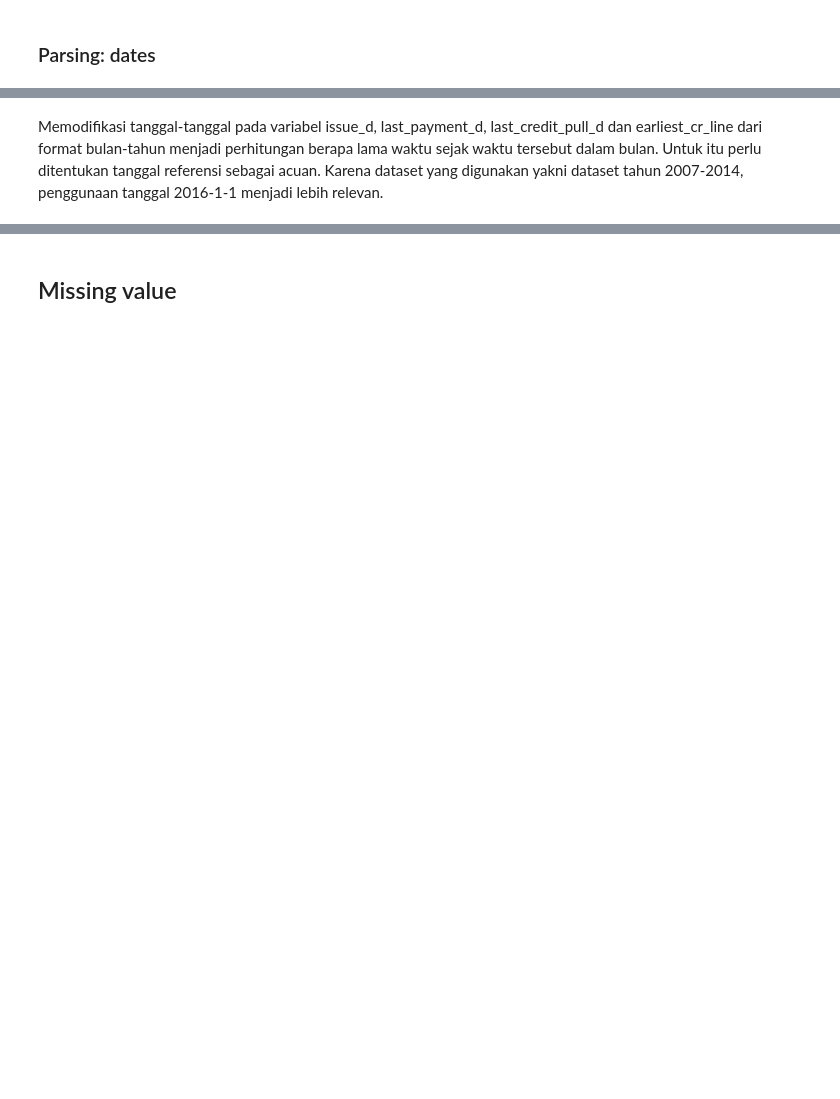
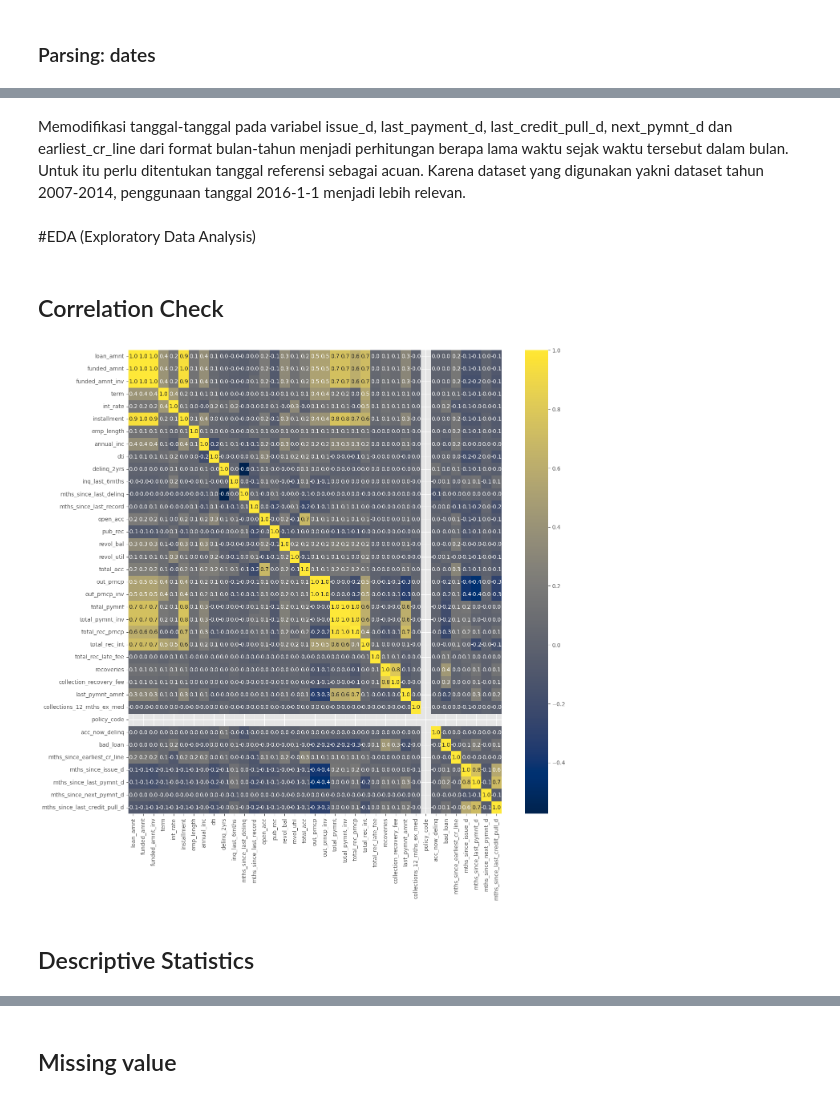
Before and after one commit to lukyg/Credit_Risk_Prediction, a Jupyter notebook: Final_Project_PBI_Credit_Risk_Prediction.ipynb, the cells around one changed output, grey strips where cells are left out. Cells and saved outputs as stored; diff of their text form; code cells hidden in the pictures; blank space fills up the shorter version.

Commit message:
- Improve feature engineering and EDA - Fix data preprocessing - Update model train

```diff
--- a/Final_Project_PBI_Credit_Risk_Prediction.ipynb
+++ b/Final_Project_PBI_Credit_Risk_Prediction.ipynb
@@ -185,0 +101,10 @@ Pada data ditemukan beberapa variabel yang memiliki nilai null, sehingga nantiny
+# %%
+#Menghilangkan kolom id
+df.drop(['id','member_id'], axis=1, inplace=True)
+# %%
+#Menghilangkan kolom free text
+df.drop(['url', 'desc'], axis=1, inplace=True)
+# %%
+#Menghilangkan kolom bernilai konstan dan lain-lain
+const_col = ['zip_code', 'mths_since_last_major_derog','tot_coll_amt', 'tot_cur_bal','total_rev_hi_lim', 'sub_grade']
+df.drop(const_col, axis=1, inplace=True)
@@ -248,20 +176,0 @@ Saat dipresentasikan dalam bentuk pie chart, bahwa status good loan dengan perse
-# %%
-df_loan_bar = df['bad_loan'].map({0: 'Good Loan', 1: 'Bad Loan'})
-count_bar = df_loan_bar.value_counts()
-index_bar = count_bar.index
-value_bar = count_bar.values
-
-sns.set_style('whitegrid')
-
-plt.figure(figsize=(7, 5))
-sns.barplot(x=index_bar, y=value_bar, palette='muted')
-
-#enumerate label
-for i, v in enumerate(value_bar):
-    plt.text(i, v, str(v), ha='center', va='bottom')
-
-plt.title('Loan Status')
-plt.xlabel('Status')
-plt.ylabel('Count')
-
-plt.show()
@@ -476,2 +311,15 @@ date_columns(df, 'earliest_cr_line')
 # %% [markdown]
-Memodifikasi tanggal-tanggal pada variabel issue_d, last_payment_d, last_credit_pull_d dan earliest_cr_line dari format bulan-tahun menjadi perhitungan berapa lama waktu sejak waktu tersebut dalam bulan. Untuk itu perlu ditentukan tanggal referensi sebagai acuan. Karena dataset yang digunakan yakni dataset tahun 2007-2014, penggunaan tanggal 2016-1-1 menjadi lebih relevan.
+Memodifikasi tanggal-tanggal pada variabel issue_d, last_payment_d, last_credit_pull_d, next_pymnt_d dan earliest_cr_line dari format bulan-tahun menjadi perhitungan berapa lama waktu sejak waktu tersebut dalam bulan. Untuk itu perlu ditentukan tanggal referensi sebagai acuan. Karena dataset yang digunakan yakni dataset tahun 2007-2014, penggunaan tanggal 2016-1-1 menjadi lebih relevan.
+# %% [markdown]
+#EDA (Exploratory Data Analysis)
+# %% [markdown]
+## Correlation Check
+# %%
+corrMatrix = df.select_dtypes(exclude='object').corr()
+fig, ax = plt.subplots(figsize=(15,15))
+sns.heatmap(corrMatrix, annot=True, fmt=".1f", cmap="cividis")
+plt.show()
+# %% [output]
+[figure, added]
+# %% [markdown]
+## Descriptive Statistics
```
Also changed, not shown: parts of 125 cells of this notebook.
